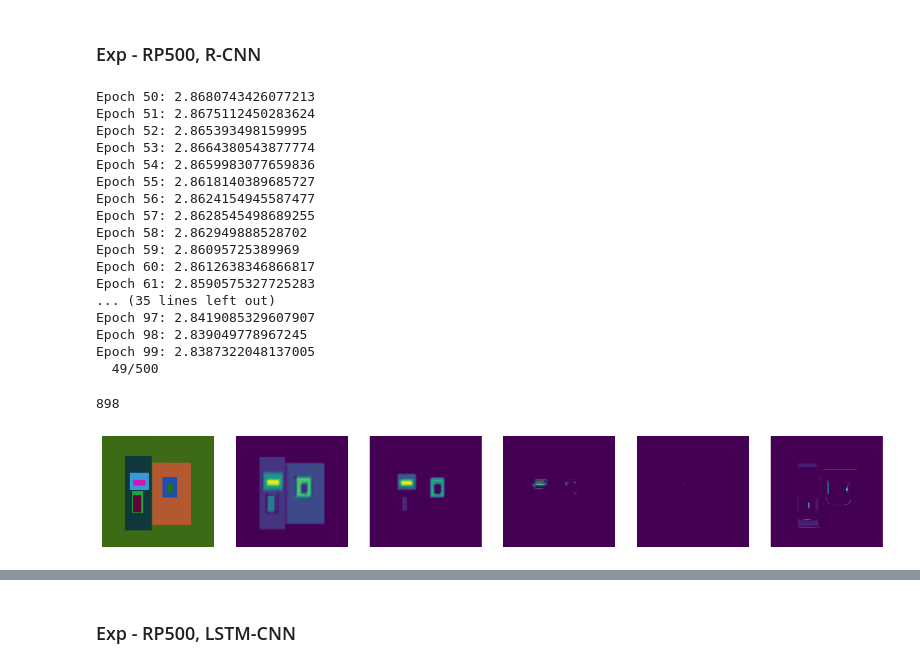
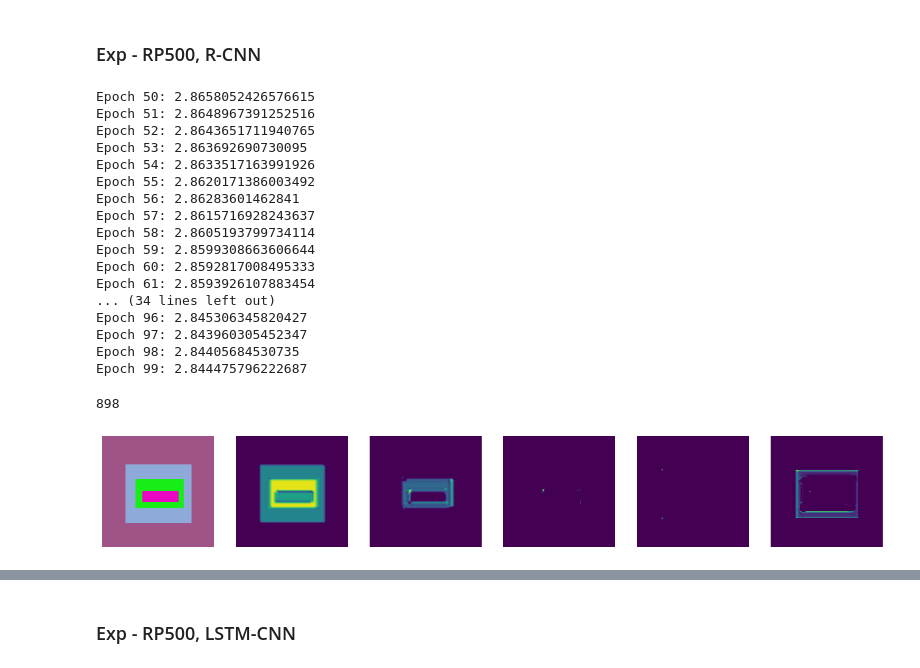
Before and after one commit to ankusharudkar/HIS, a Jupyter notebook: his_POCs/Recurrent_benchmarks.ipynb, the cells around one changed output, grey strips where cells are left out. Cells and saved outputs as stored; diff of their text form; code cells hidden in the pictures.

```diff
--- a/his_POCs/Recurrent_benchmarks.ipynb
+++ b/his_POCs/Recurrent_benchmarks.ipynb
@@ -357,0 +482,32 @@ def dice_score_group(model, dataset, threshold=0.5, device="cuda"):
+# %%
+def iou(prediction, target, threshold=0.5, smooth=1e-5, norm=1):
+    prediction_binary = (prediction > threshold).float()
+
+    target /= norm
+    intersection = torch.sum(prediction_binary * target)
+    union = prediction_binary + target
+    union[union > 1] = 1
+    union = torch.sum(union)
+
+    dice = (intersection + smooth) / (union + smooth)
+    return dice.cpu().detach()
+
+def iou_score(model, dataset, threshold=0.5, device="cuda", norm=1):
+    score_sum = 0
+    count = 0
+    with torch.inference_mode():
+        for i, data in enumerate(dataset):
+            input, target = data
+            input, target = input.to(device), [torch.tensor(t).to(device) for t in target]
+            model.resetState()
+
+            prediction = model(input.unsqueeze(dim=0))
+
+            for t in target:
+                score_sum += float(iou(prediction.squeeze(), t/norm, threshold))
+                prediction = model(input.unsqueeze(dim=0))
+                count += 1
+
+            print(f"{i:4d}/{len(dataset)}", end="\r")
+
+    return score_sum/count
@@ -429,6 +602,9 @@ def train(
     for i, thresh in enumerate(np.arange(0, 1, 0.1)):
         writer.add_scalar("Dice/train", dice_score(model, dataset.train, thresh), i)
         writer.add_scalar("Dice/val", dice_score(model, dataset.val, thresh), i)
+
+        writer.add_scalar("IoU/train", iou_score(model, dataset.train, thresh), i)
+        writer.add_scalar("IoU/val", iou_score(model, dataset.val, thresh), i)
 # %%
 def train_group(dataset: Data,
     model: torch.nn.Module,
@@ -555,33 +731,33 @@ def n_params(model):
 model = RCNNCell(3, 200, 200).to("cuda")
 optimizer = torch.optim.Adam(model.parameters(), lr=1e-4)
 loss = torch.nn.BCEWithLogitsLoss(pos_weight=torch.tensor(4.).cuda())
-writer = SummaryWriter(f"./runs/RP500_RCNN", comment="BCE_pos=4.0")
+writer = SummaryWriter(f"./runs2/RP500_RCNN", comment="BCE_pos=4.0")
 # %%
 train(dRP500,
       model,
       optimizer,
       loss,
       writer,
-      n_epochs=(50, 100),
+      n_epochs=(100, 100),
       dice=True)
 # %% [output]
-Epoch 50: 2.8680743426077213
-Epoch 51: 2.8675112450283624
-Epoch 52: 2.865393498159995
-Epoch 53: 2.8664380543877774
-Epoch 54: 2.8659983077659836
-Epoch 55: 2.8618140389685727
-Epoch 56: 2.8624154945587477
-Epoch 57: 2.8628545498689255
-Epoch 58: 2.862949888528702
-Epoch 59: 2.86095725389969
-Epoch 60: 2.8612638346866817
-Epoch 61: 2.8590575327725283
-... (35 lines left out)
-Epoch 97: 2.8419085329607907
-Epoch 98: 2.839049778967245
-Epoch 99: 2.8387322048137005
-  49/500
+Epoch 50: 2.8658052426576615
+Epoch 51: 2.8648967391252516
+Epoch 52: 2.8643651711940765
+Epoch 53: 2.863692690730095
+Epoch 54: 2.8633517163991926
+Epoch 55: 2.8620171386003492
+Epoch 56: 2.86283601462841
+Epoch 57: 2.8615716928243637
+Epoch 58: 2.8605193799734114
+Epoch 59: 2.8599308663606644
+Epoch 60: 2.8592817008495333
+Epoch 61: 2.8593926107883454
+... (34 lines left out)
+Epoch 96: 2.845306345820427
+Epoch 97: 2.843960305452347
+Epoch 98: 2.84405684530735
+Epoch 99: 2.844475796222687
 # %%
 n_params(model)
 # %% [output]
@@ -591,4 +777,4 @@ n_params(model)
 # %%
-show_results(model, dRP500.test, 3)
+show_results(model, dRP500.val, 2)
 # %% [output]
-[figure, old version]
+[figure, new version]
```
Also changed, not shown: parts of 65 cells of this notebook.
